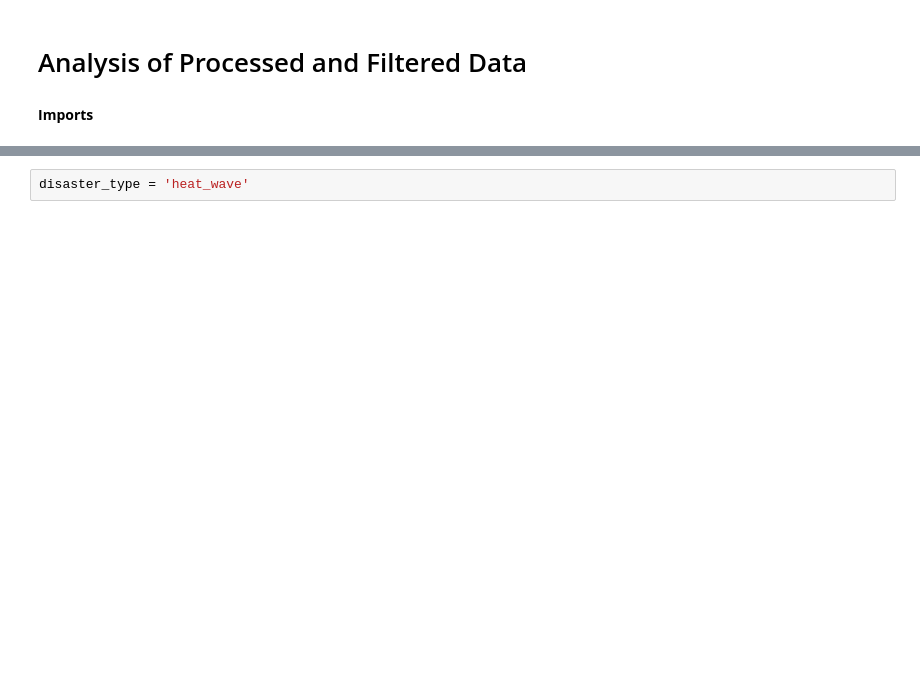
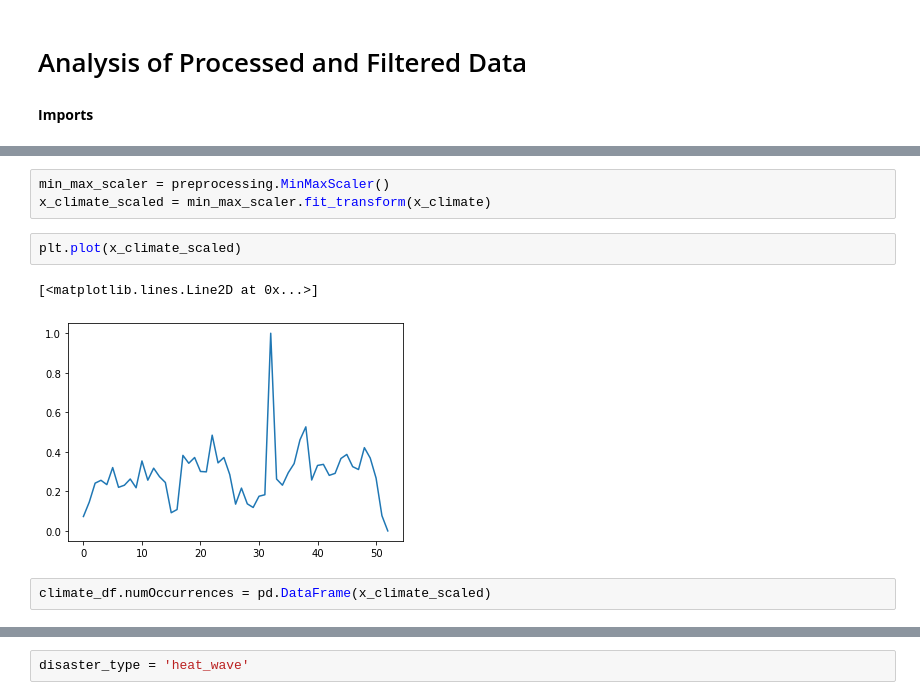
Before and after one commit to epfl-ada/ada-2021-project-data-alchemy, a Jupyter notebook: analysis.ipynb, the cells around one changed output, grey strips where cells are left out. Drawn from its saved outputs; the diff is of its cells as text; blank space fills up the shorter version.

```diff
--- a/analysis.ipynb
+++ b/analysis.ipynb
@@ -97,0 +225,10 @@ def create_plot_comparison(year,disaster_type):
+# %%
+min_max_scaler = preprocessing.MinMaxScaler()
+x_climate_scaled = min_max_scaler.fit_transform(x_climate)
+# %%
+plt.plot(x_climate_scaled)
+# %% [output]
+[<matplotlib.lines.Line2D at 0x...>]
+[figure, added]
+# %%
+climate_df.numOccurrences = pd.DataFrame(x_climate_scaled)
```
Also changed, not shown: parts of 40 cells of this notebook, 16 other files.
